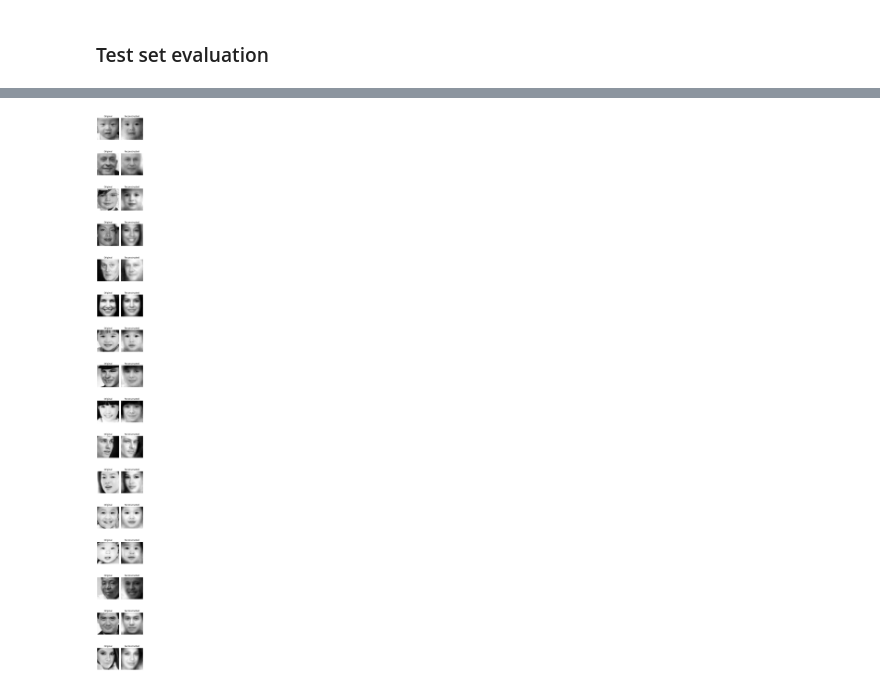
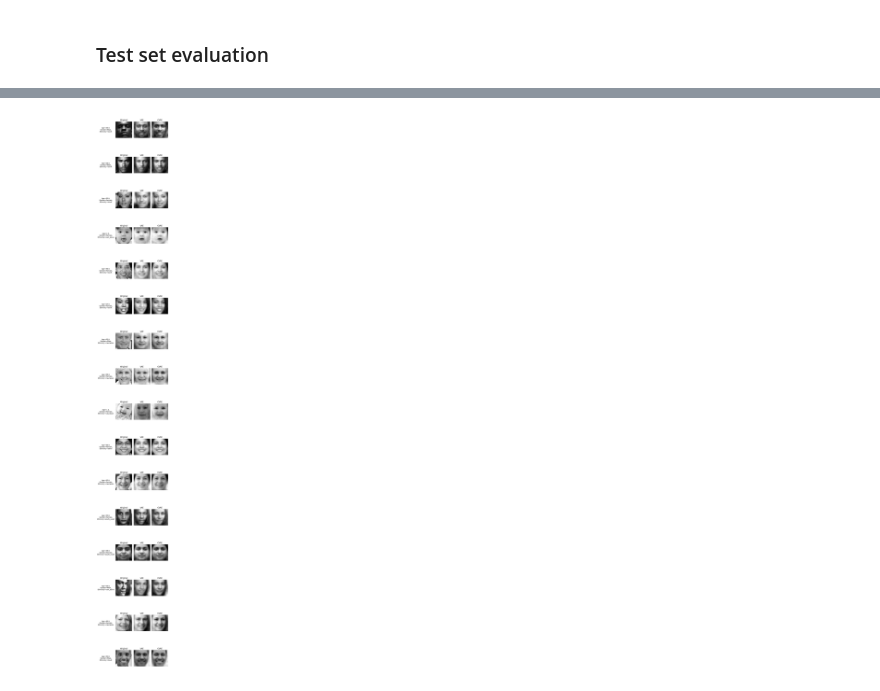
Before and after one commit to alexjmanlove/convolutional-variational-autoencoders, a Jupyter notebook: project-2-tensorflow/CVAE.ipynb, the cells around one changed output, grey strips where cells are left out. Cells and saved outputs as stored; diff of their text form; code cells hidden in the pictures.

Commit message:
update CVAE and compare with standard VAE

```diff
--- a/project-2-tensorflow/CVAE.ipynb
+++ b/project-2-tensorflow/CVAE.ipynb
@@ -98,7 +105,7 @@ for (peek_images, peek_labels), _ in train_ds.take(3):
     peek_label = peek_labels[0]
     plt.figure(figsize=(2,2))
     plt.imshow(peek_image, cmap='Greys_r')
-    plt.title(f"Age={peek_label[0]}, Gender={peek_label[1]},\n"+
+    plt.title(f"Age={peek_label[0]}, Gender={retrieve_gender_label(peek_label[1])},\n"+
               f"Ethnicity={retrieve_ethnicity_label(peek_label[2:])}")
     plt.axis('off')
     plt.show()
@@ -265,3 +287,15 @@ def reconstruction_loss(y_true, y_pred):
 # peak signal to noise ratio
 def psnr_metric(y_true, y_pred):
     return tf.image.psnr(y_true, y_pred, max_val=1.0)
+# %%
+# model training
+
+learning_rate = 0.001  # Set your desired learning rate
+optimizer = tf.keras.optimizers.Adam(learning_rate=learning_rate)
+
+vae.compile(optimizer=optimizer, loss=reconstruction_loss, metrics=[psnr_metric])
+
+vae.fit(train_ds,
+        validation_data = val_ds,
+        epochs=100,
+        callbacks = [tf.keras.callbacks.EarlyStopping(monitor='val_loss', patience = 2)])
@@ -267,0 +415,4 @@ def psnr_metric(y_true, y_pred):
+# %%
+cvae = Model(inputs = cvae_encoder.inputs, outputs = cvae_decoder([cvae_encoder.output, label_input]))
+
+cvae.summary()
@@ -275,6 +444,6 @@ cvae.compile(optimizer=optimizer, loss=reconstruction_loss, metrics=[psnr_metric
 
 cvae.fit(train_ds,
          validation_data = val_ds,
-         epochs=50,
+         epochs=100,
          callbacks = [tf.keras.callbacks.EarlyStopping(monitor='val_loss', patience = 2)])
 # %% [output]
@@ -305,26 +484,42 @@ test_samples = test_ds.take(num_examples)
 
 # obtain the original images and their VAE reconstructions
 original_images = []
-reconstructed_images = []
+original_labels = []
+vae_reconstructed_images = []
+cvae_reconstructed_images = []
 
 for (image,label),_ in test_samples:
     original_images.append(image[0].numpy())  # Extract the first image from each batch
-    reconstructed_image = cvae.predict([image, label])[0]  # Generate reconstruction using cvae model
-    reconstructed_images.append(reconstructed_image)
+    original_labels.append(label[0])
+    vae_reconstructed_image = vae.predict([image, label])[0]  # Generate reconstruction using cvae model
+    vae_reconstructed_images.append(vae_reconstructed_image)
+    cvae_reconstructed_image = cvae.predict([image, label])[0]  # Generate reconstruction using cvae model
+    cvae_reconstructed_images.append(cvae_reconstructed_image)
 
 # plot original images vs VAE reconstructions
-fig, axes = plt.subplots(nrows=num_examples, ncols=2, figsize=(4, num_examples*4))
+fig, axes = plt.subplots(nrows=num_examples, ncols=4,
+                         figsize=(8, num_examples*4),
+                         gridspec_kw = {'wspace':0.1})
 
 for i in range(num_examples):
-    axes[i, 0].imshow(original_images[i], cmap='gray')
+    text_description = f"Age={original_labels[i][0]},\n"+\
+                       f"Gender={retrieve_gender_label(original_labels[i][1])},\n"+\
+                       f"Ethnicity={retrieve_ethnicity_label(original_labels[i][2:])}"
+    axes[i, 0].text(0.5, 0.5, text_description, fontsize=10, ha='center', va='center')
     axes[i, 0].axis('off')
-    axes[i, 0].set_title('Original')
 
-    axes[i, 1].imshow(reconstructed_images[i], cmap='gray')
+    axes[i, 1].imshow(original_images[i], cmap='gray')
     axes[i, 1].axis('off')
-    axes[i, 1].set_title('Reconstructed')
+    axes[i, 1].set_title('Original')
 
-plt.subplots_adjust(wspace=0, hspace=-0.9)
+    axes[i, 2].imshow(vae_reconstructed_images[i], cmap='gray')
+    axes[i, 2].axis('off')
+    axes[i, 2].set_title('VAE')
+
+    axes[i, 3].imshow(cvae_reconstructed_images[i], cmap='gray')
+    axes[i, 3].axis('off')
+    axes[i, 3].set_title('CVAE')
+
 plt.tight_layout()
 plt.show()
 # %% [output]
@@ -347 +543 @@ plt.show()
-[figure, old version]
+[figure, new version]
```
Also changed, not shown: parts of 25 cells of this notebook.
